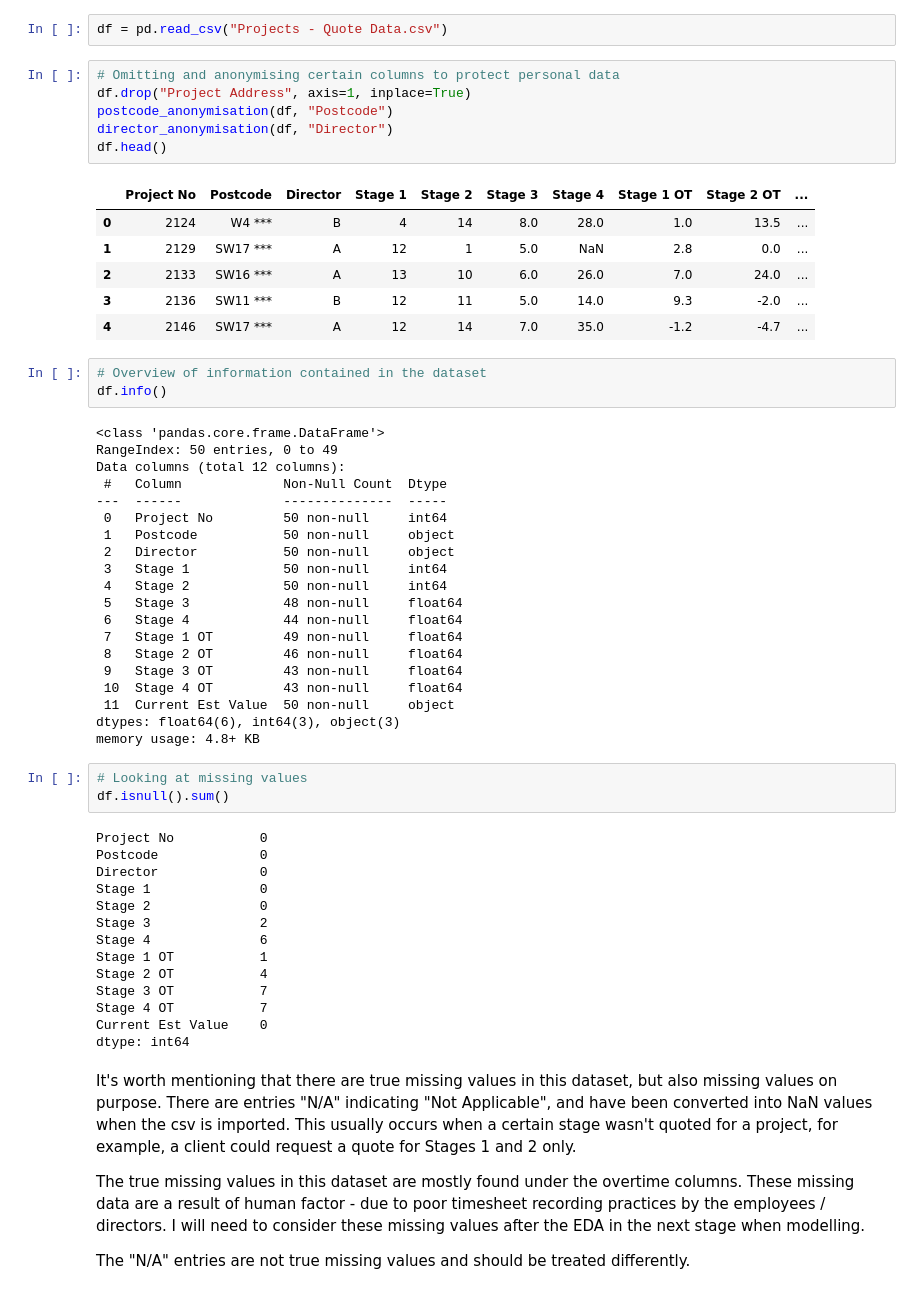
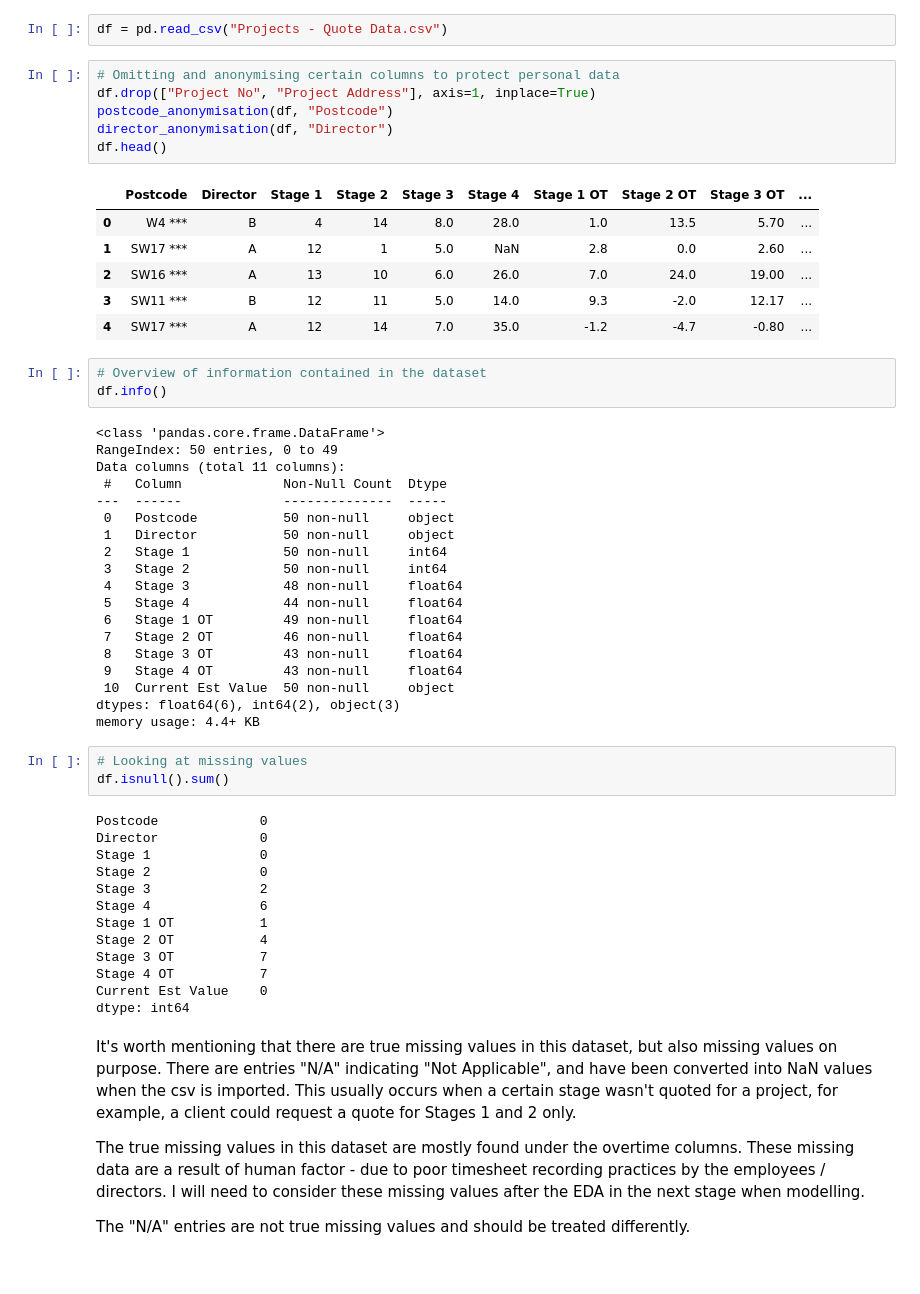
Before and after one commit to xiaoella/project_quotes, a Jupyter notebook: 1. EDA.ipynb, the cells around one changed output. Cells and saved outputs as stored; diff of their text form.

```diff
--- a/1. EDA.ipynb
+++ b/1. EDA.ipynb
@@ -41,45 +41,43 @@ from src.functions import postcode_anonymisation, director_anonymisation
 df = pd.read_csv("Projects - Quote Data.csv")
 # %%
 # Omitting and anonymising certain columns to protect personal data
-df.drop("Project Address", axis=1, inplace=True)
+df.drop(["Project No", "Project Address"], axis=1, inplace=True)
 postcode_anonymisation(df, "Postcode")
 director_anonymisation(df, "Director")
 df.head()
 # %% [output]
-|  | Project No | Postcode | Director | Stage 1 | Stage 2 | Stage 3 | Stage 4 | Stage 1 OT | Stage 2 OT | ... |
-| 0 | 2124 | W4 *** | B | 4 | 14 | 8.0 | 28.0 | 1.0 | 13.5 | ... |
-| 1 | 2129 | SW17 *** | A | 12 | 1 | 5.0 | NaN | 2.8 | 0.0 | ... |
-| 2 | 2133 | SW16 *** | A | 13 | 10 | 6.0 | 26.0 | 7.0 | 24.0 | ... |
-| 3 | 2136 | SW11 *** | B | 12 | 11 | 5.0 | 14.0 | 9.3 | -2.0 | ... |
-| 4 | 2146 | SW17 *** | A | 12 | 14 | 7.0 | 35.0 | -1.2 | -4.7 | ... |
+|  | Postcode | Director | Stage 1 | Stage 2 | Stage 3 | Stage 4 | Stage 1 OT | Stage 2 OT | Stage 3 OT | ... |
+| 0 | W4 *** | B | 4 | 14 | 8.0 | 28.0 | 1.0 | 13.5 | 5.70 | ... |
+| 1 | SW17 *** | A | 12 | 1 | 5.0 | NaN | 2.8 | 0.0 | 2.60 | ... |
+| 2 | SW16 *** | A | 13 | 10 | 6.0 | 26.0 | 7.0 | 24.0 | 19.00 | ... |
+| 3 | SW11 *** | B | 12 | 11 | 5.0 | 14.0 | 9.3 | -2.0 | 12.17 | ... |
+| 4 | SW17 *** | A | 12 | 14 | 7.0 | 35.0 | -1.2 | -4.7 | -0.80 | ... |
 # %%
 # Overview of information contained in the dataset
 df.info()
 # %% [output]
 <class 'pandas.core.frame.DataFrame'>
 RangeIndex: 50 entries, 0 to 49
-Data columns (total 12 columns):
+Data columns (total 11 columns):
  #   Column             Non-Null Count  Dtype
 ---  ------             --------------  -----
- 0   Project No         50 non-null     int64
- 1   Postcode           50 non-null     object
- 2   Director           50 non-null     object
- 3   Stage 1            50 non-null     int64
- 4   Stage 2            50 non-null     int64
- 5   Stage 3            48 non-null     float64
- 6   Stage 4            44 non-null     float64
- 7   Stage 1 OT         49 non-null     float64
- 8   Stage 2 OT         46 non-null     float64
- 9   Stage 3 OT         43 non-null     float64
- 10  Stage 4 OT         43 non-null     float64
- 11  Current Est Value  50 non-null     object
-dtypes: float64(6), int64(3), object(3)
-memory usage: 4.8+ KB
+ 0   Postcode           50 non-null     object
+ 1   Director           50 non-null     object
+ 2   Stage 1            50 non-null     int64
+ 3   Stage 2            50 non-null     int64
+ 4   Stage 3            48 non-null     float64
+ 5   Stage 4            44 non-null     float64
+ 6   Stage 1 OT         49 non-null     float64
+ 7   Stage 2 OT         46 non-null     float64
+ 8   Stage 3 OT         43 non-null     float64
+ 9   Stage 4 OT         43 non-null     float64
+ 10  Current Est Value  50 non-null     object
+dtypes: float64(6), int64(2), object(3)
+memory usage: 4.4+ KB
 # %%
 # Looking at missing values
 df.isnull().sum()
 # %% [output]
-Project No           0
 Postcode             0
 Director             0
 Stage 1              0
```
Also changed, not shown: parts of 6 cells of this notebook.
